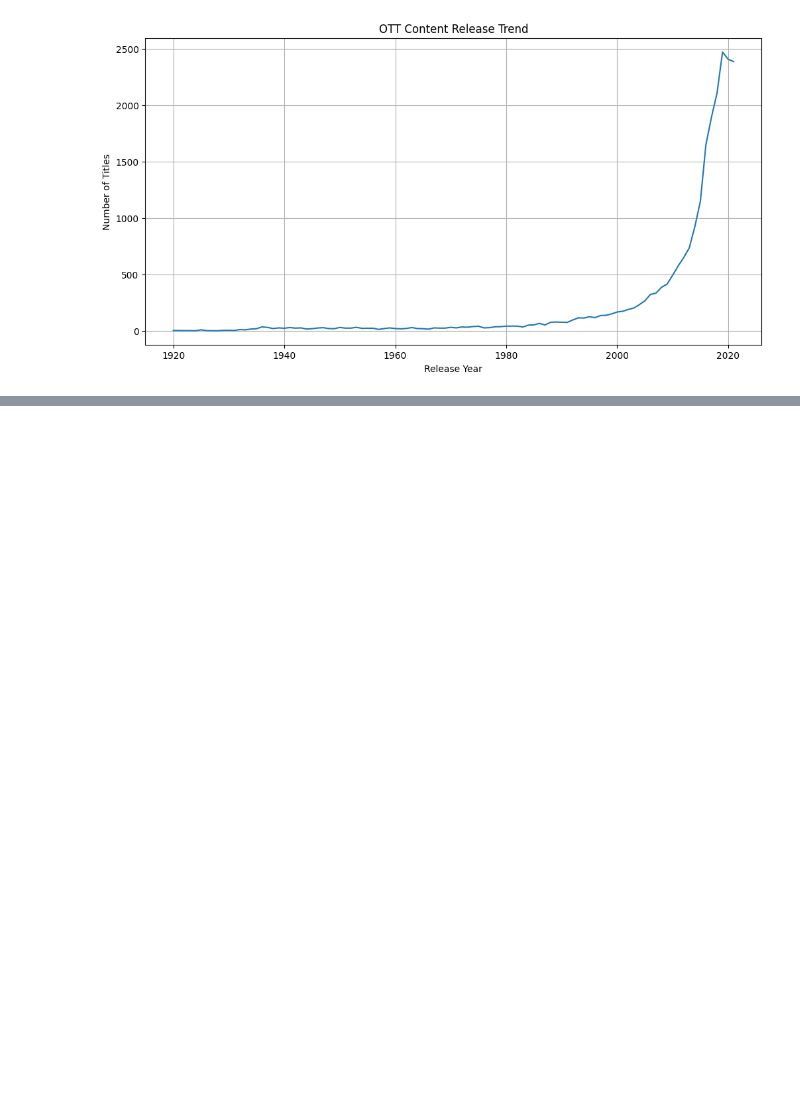
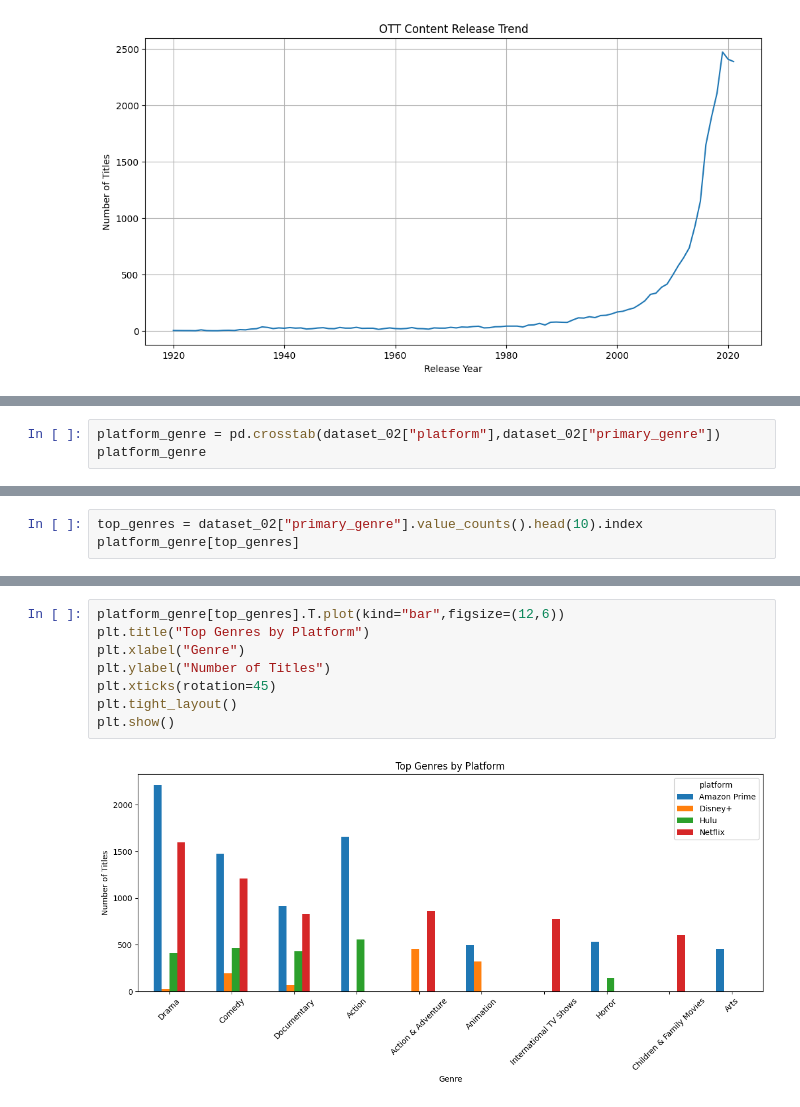
Before and after one commit to sagudamgirish/OTT-Audience-Intelligence-Dashboard, a Jupyter notebook: notebooks/01_OTT_Data_Preparation_and_EDA.ipynb, the cells around one changed output, grey strips where cells are left out. Drawn from its saved outputs; the diff is of its cells as text; blank space fills up the shorter version.

```diff
--- a/notebooks/01_OTT_Data_Preparation_and_EDA.ipynb
+++ b/notebooks/01_OTT_Data_Preparation_and_EDA.ipynb
@@ -265,0 +296,3 @@ Name: release_year, dtype: int64
+# %%
+platform_genre = pd.crosstab(dataset_02["platform"],dataset_02["primary_genre"])
+platform_genre
@@ -265,0 +307,3 @@ Name: release_year, dtype: int64
+# %%
+top_genres = dataset_02["primary_genre"].value_counts().head(10).index
+platform_genre[top_genres]
@@ -265,0 +317,10 @@ Name: release_year, dtype: int64
+# %%
+platform_genre[top_genres].T.plot(kind="bar",figsize=(12,6))
+plt.title("Top Genres by Platform")
+plt.xlabel("Genre")
+plt.ylabel("Number of Titles")
+plt.xticks(rotation=45)
+plt.tight_layout()
+plt.show()
+# %% [output]
+[figure, added]
```
Also changed, not shown: parts of 35 cells of this notebook, 1 other file.
